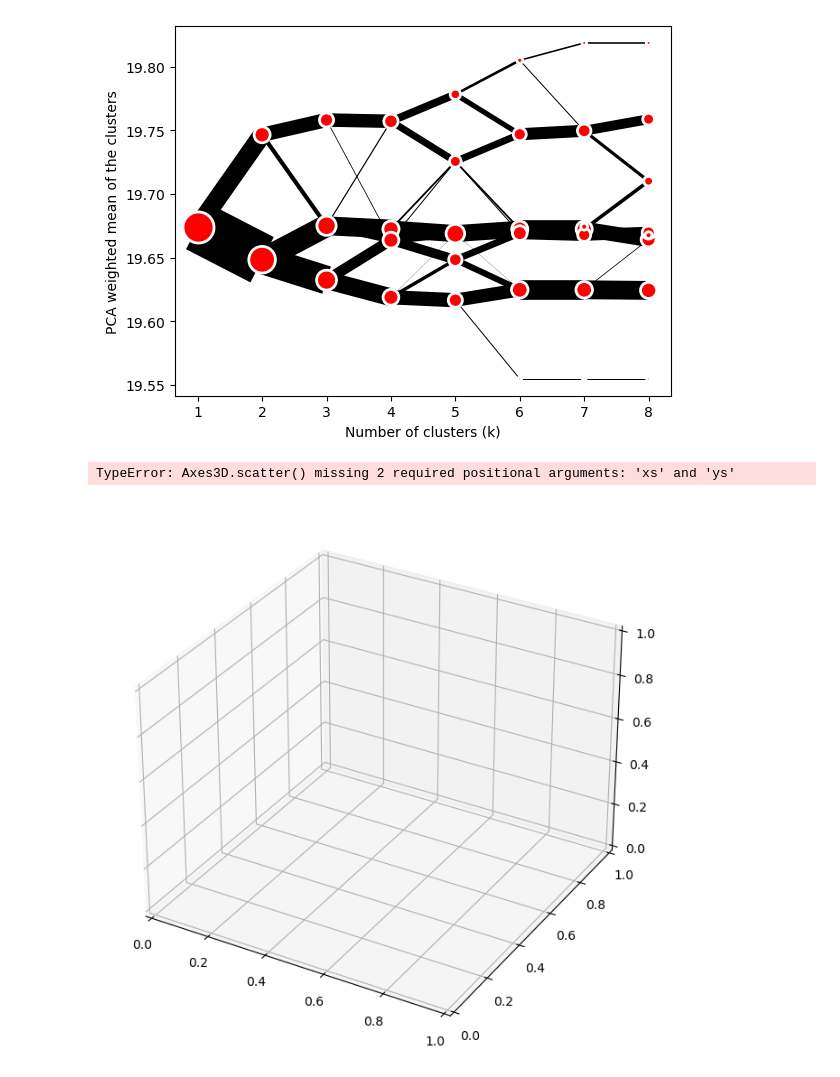
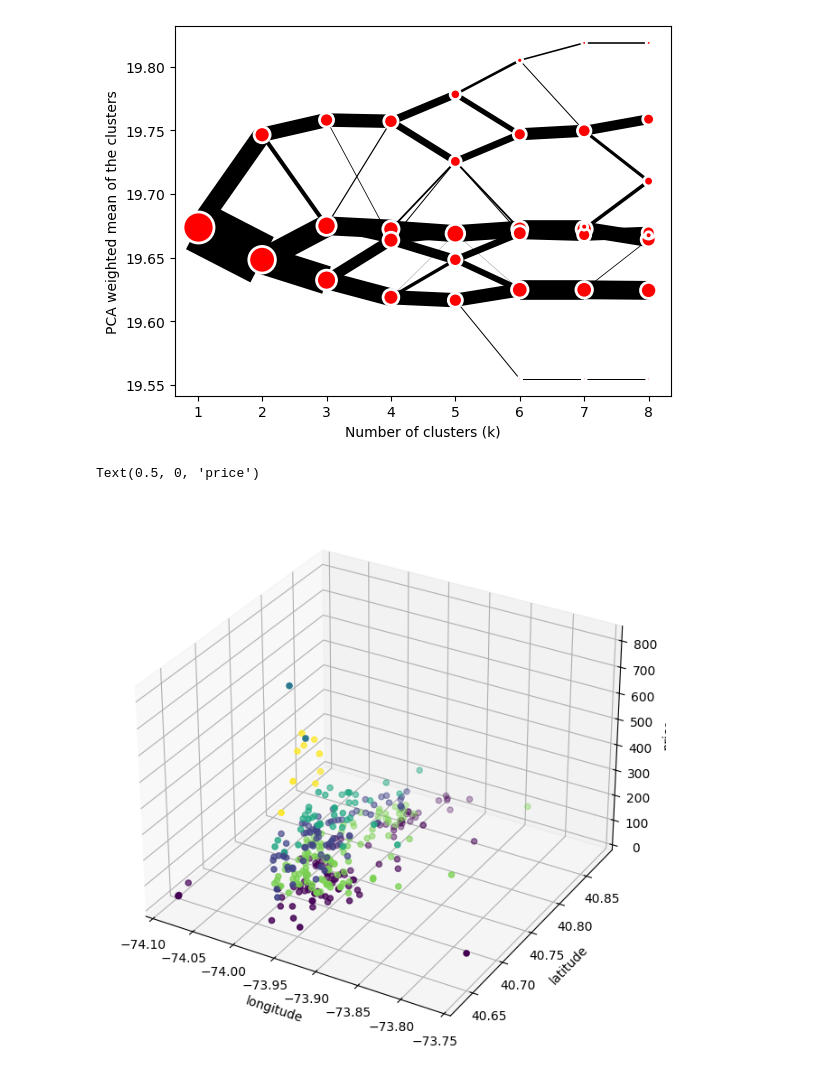
Before and after one commit to ivajazz/ML_4, a Jupyter notebook: dst3-ml4-5_visualization.ipynb, the cells around one changed output. Drawn from its saved outputs; the diff is of its cells as text; code cells hidden in the pictures.

```diff
--- a/dst3-ml4-5_visualization.ipynb
+++ b/dst3-ml4-5_visualization.ipynb
@@ -406,18 +393,18 @@ df["clusters_3d"] = kmeans_predictions
 # %%
 from mpl_toolkits.mplot3d import Axes3D
 
 # создадим трёхмерный объект
 fig = plt.figure(figsize=(6,6))
 ax = Axes3D(fig)
 # добавим дополнительную ось в объект картинки
 fig.add_axes(ax)
 
 # визуализируем данные, передав значения x, y, z, а также информацию о группировке данных по цветам
-ax.scatter(x=df.longitude.to_list(), y=df.latitude.to_list(), z=df.price.to_list(), c=df.clusters_3d)
+ax.scatter(xs=df.longitude.to_list(), ys=df.latitude.to_list(), zs=df.price.to_list(), c=df.clusters_3d)
 # добавим оси
 ax.set_xlabel('longitude')
 ax.set_ylabel('latitude')
 ax.set_zlabel('price')
 # %% [output]
-TypeError: Axes3D.scatter() missing 2 required positional arguments: 'xs' and 'ys'
+Text(0.5, 0, 'price')
-[figure, old version]
+[figure, new version]
```
Also changed, not shown: parts of 5 cells of this notebook.
